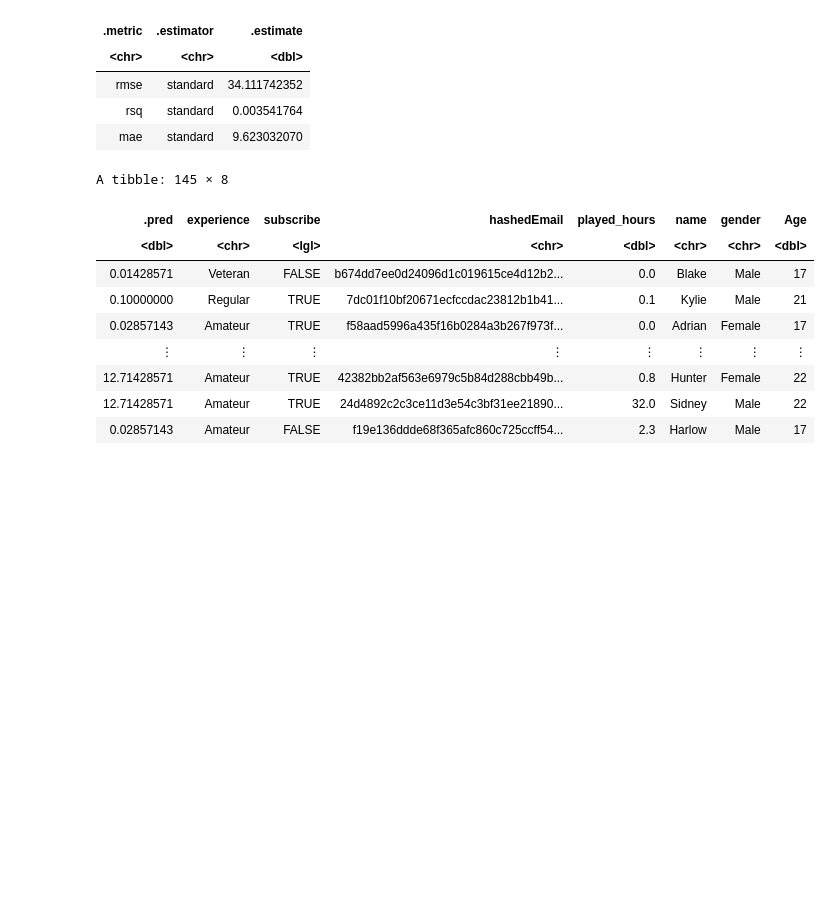
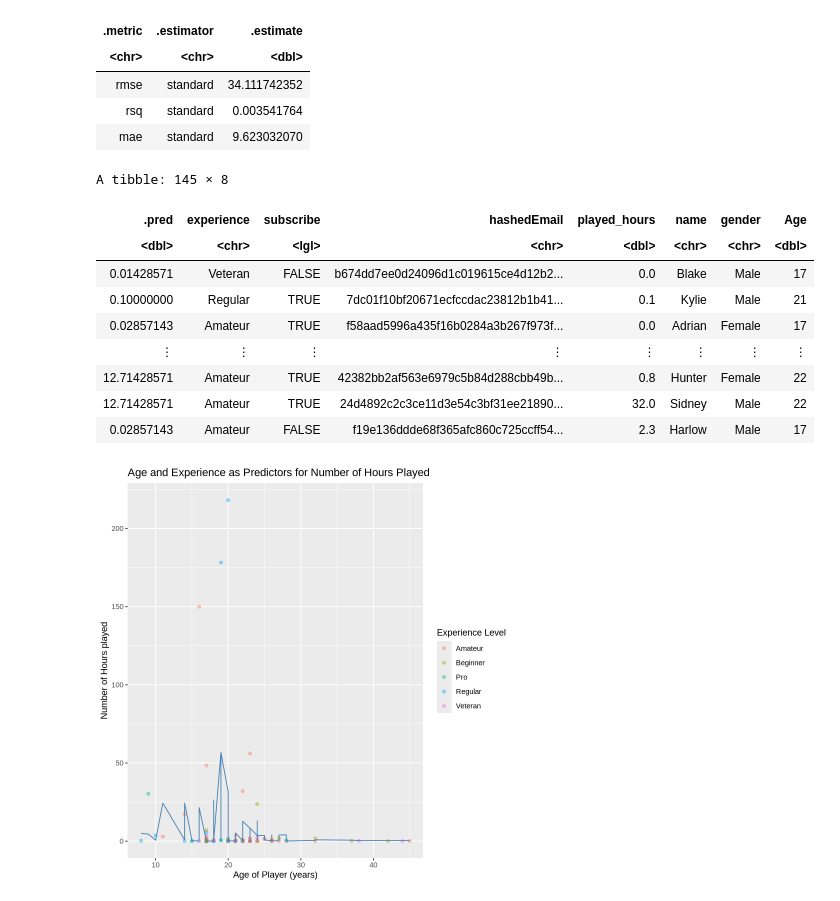
Before and after one commit to bruh309/dsciproject, a Jupyter notebook: Group Project.ipynb, the cells around one changed output. Drawn from its saved outputs; the diff is of its cells as text; code cells hidden in the pictures; blank space fills up the shorter version.

```diff
--- a/Group Project.ipynb
+++ b/Group Project.ipynb
@@ -311,16 +311,24 @@ A tibble: 3 × 3
 # %%
 options(repr.plot.width = 7, repr.plot.height = 7)
 
 player_preds <- predict(player_best_fit, player_training) |> bind_cols(player_training)
 player_preds
+
+player_plot <- ggplot(player_preds, aes(x = Age, y = played_hours, color = experience)) +
+                 geom_point(alpha = 0.4) +
+                 geom_line(data = player_preds, mapping = aes(x = Age, y = .pred), color = "steelblue") +
+                 labs(x = "Age of Player (years)", y = "Number of Hours played", color = "Experience Level") +
+                 ggtitle("Age and Experience as Predictors for Number of Hours Played")
+player_plot
 # %% [output]
 A tibble: 145 × 8
 | .pred | experience | subscribe | hashedEmail | played_hours | name | gender | Age |
 | <dbl> | <chr> | <lgl> | <chr> | <dbl> | <chr> | <chr> | <dbl> |
 | 0.01428571 | Veteran | FALSE | b674dd7ee0d24096d1c019615ce4d12b2... | 0.0 | Blake | Male | 17 |
 | 0.10000000 | Regular | TRUE | 7dc01f10bf20671ecfccdac23812b1b41... | 0.1 | Kylie | Male | 21 |
 | 0.02857143 | Amateur | TRUE | f58aad5996a435f16b0284a3b267f973f... | 0.0 | Adrian | Female | 17 |
 | ⋮ | ⋮ | ⋮ | ⋮ | ⋮ | ⋮ | ⋮ | ⋮ |
 | 12.71428571 | Amateur | TRUE | 42382bb2af563e6979c5b84d288cbb49b... | 0.8 | Hunter | Female | 22 |
 | 12.71428571 | Amateur | TRUE | 24d4892c2c3ce11d3e54c3bf31ee21890... | 32.0 | Sidney | Male | 22 |
 | 0.02857143 | Amateur | FALSE | f19e136ddde68f365afc860c725ccff54... | 2.3 | Harlow | Male | 17 |
+[figure, added]
```
Also changed, not shown: parts of 1 cell of this notebook.
